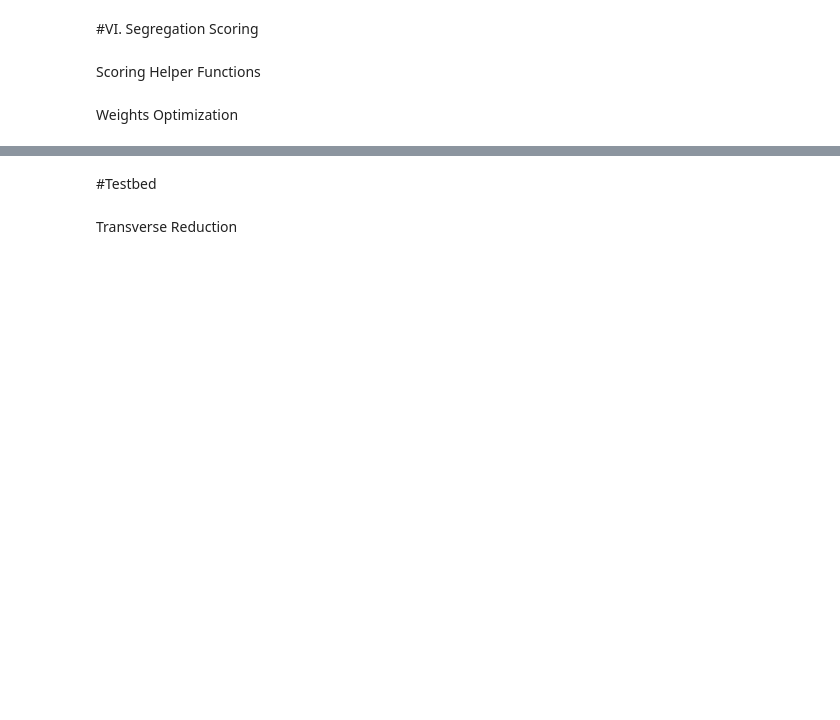
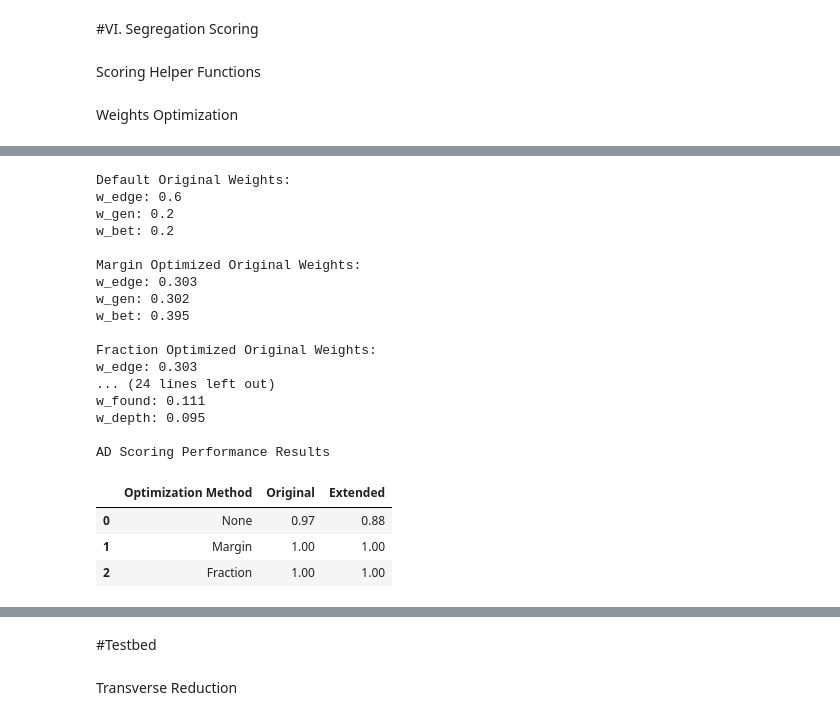
Before and after one commit to taylorngt/PedNet, a Jupyter notebook: SegregationScoring.ipynb, the cells around one changed output, grey strips where cells are left out. Drawn from its saved outputs; the diff is of its cells as text; code cells hidden in the pictures; blank space fills up the shorter version.

```diff
--- a/SegregationScoring.ipynb
+++ b/SegregationScoring.ipynb
@@ -1240,3 +1243,9 @@ def max_score_highligher(s):
+# %%
+def pprint_weights(weights_dict):
+    for weight_name, weight_value in weights_dict.items():
+        weight_value = round(weight_value, 3)
+        print(f'{weight_name}: {weight_value}')
+    print()
 # %% [markdown]
 Weights Optimization
 # %%
@@ -1786,0 +1461,60 @@ Extended Segregation Scoring Accuracy: 0.29
+# %%
+def segregation_scoring_performance_test(Multi_Ped_Dict,
+                                         Known_Mode= False,
+                                         Known_Linked_Var= 'chr1:100000_A>T',
+                                         Verbose= False,
+                                         VarScore_Readout= False):
+    Scoring_Modes = ['Original', 'Extended']
+    Optimization_Methods = ['None', 'Margin', 'Fraction']
+
+    if not Known_Mode:
+        Multi_Ped_Dict, Known_Mode = pedigree_group_mode_agreement(Multi_Ped_Dict)
+
+    scoring_performance_results_dict = {
+                                          'Optimization Method': Optimization_Methods,
+                                          'Original': [],
+                                          'Extended': []
+                                        }
+    for scoring_mode in Scoring_Modes:
+        for optimization_method in Optimization_Methods:
+            _, _, scoring_perfomance = segregation_scoring_wrapper(Multi_Ped_Dict= Multi_Ped_Dict,
+                                                                    Scoring_Method= scoring_mode,
+                                                                    Optimization_Method= optimization_method,
+                                                                    Verbose= VarScore_Readout,
+                                                                    Known_Linked_Var= Known_Linked_Var,
+                                                                    Known_Mode= Known_Mode)
+            scoring_performance_results_dict[scoring_mode].append(scoring_perfomance)
+
+    scoring_performance_results_df = pd.DataFrame.from_dict(scoring_performance_results_dict).set_index('Optimization Method')
+
+    if Verbose:
+        print(f'{Known_Mode} Scoring Performance Results')
+        display(scoring_performance_results_df)
+
+    #return scoring_performance_results_df
+# %%
+segregation_scoring_performance_test(Multi_Ped_Dict= AD_Fam_Data,
+                                     Known_Mode= 'AD',
+                                     Verbose= True)
+# %% [output]
+Default Original Weights:
+w_edge: 0.6
+w_gen: 0.2
+w_bet: 0.2
+
+Margin Optimized Original Weights:
+w_edge: 0.303
+w_gen: 0.302
+w_bet: 0.395
+
+Fraction Optimized Original Weights:
+w_edge: 0.303
+... (24 lines left out)
+w_found: 0.111
+w_depth: 0.095
+
+AD Scoring Performance Results
+|  | Optimization Method | Original | Extended |
+| 0 | None | 0.97 | 0.88 |
+| 1 | Margin | 1.00 | 1.00 |
+| 2 | Fraction | 1.00 | 1.00 |
```
Also changed, not shown: parts of 39 cells of this notebook.
